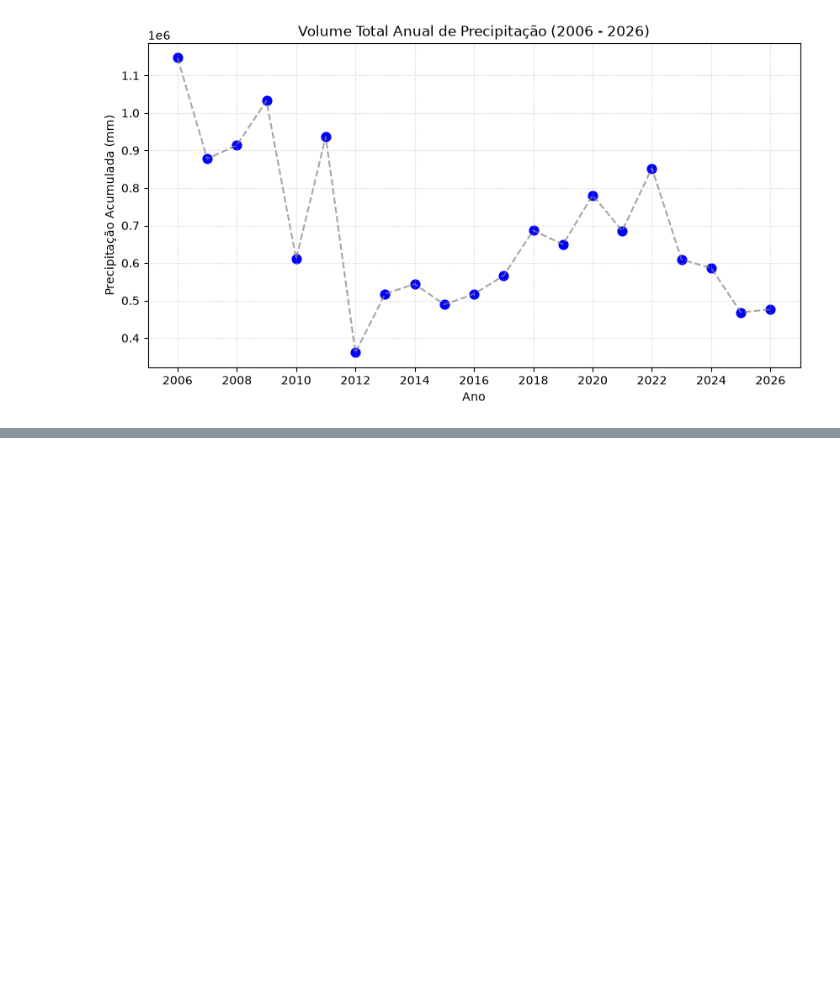
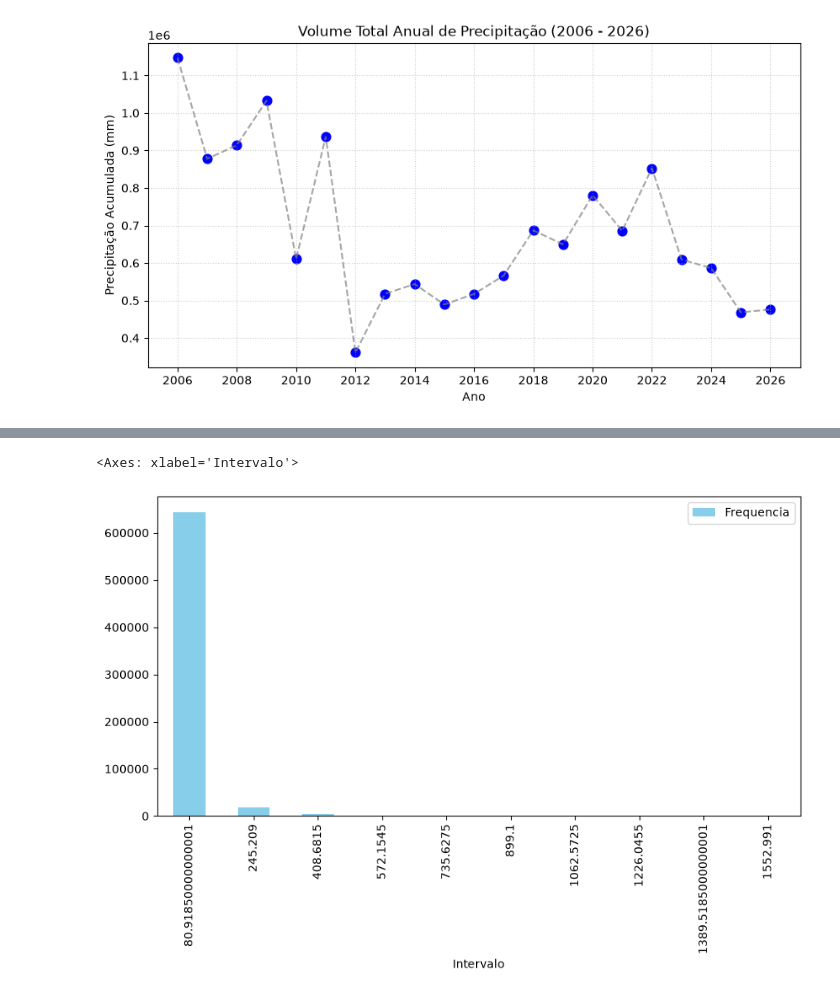
Before and after one commit to printfSideaux/PRCP_RDA_ANALISIS, a Jupyter notebook: EstatisticaComputacional.ipynb, the cells around one changed output, grey strips where cells are left out. Cells and saved outputs as stored; diff of their text form; code cells hidden in the pictures; blank space fills up the shorter version.

Commit message:
Distribuicao de Frequencia 1.2

```diff
--- a/EstatisticaComputacional.ipynb
+++ b/EstatisticaComputacional.ipynb
@@ -135,0 +172,12 @@ plt.show()
+# %%
+freq_i = df_completo["precip_mm"].value_counts(sort=False, bins=10)
+
+freq_i_data = pd.DataFrame({
+    "Intervalo" : freq_i.index.mid,
+    "Frequencia" : freq_i.values
+})
+
+freq_i_data.plot(x="Intervalo", y="Frequencia", kind="bar", figsize=(10, 5), color='skyblue')
+# %% [output]
+<Axes: xlabel='Intervalo'>
+[figure, added]
```
Also changed, not shown: parts of 4 cells of this notebook, 1 other file.
